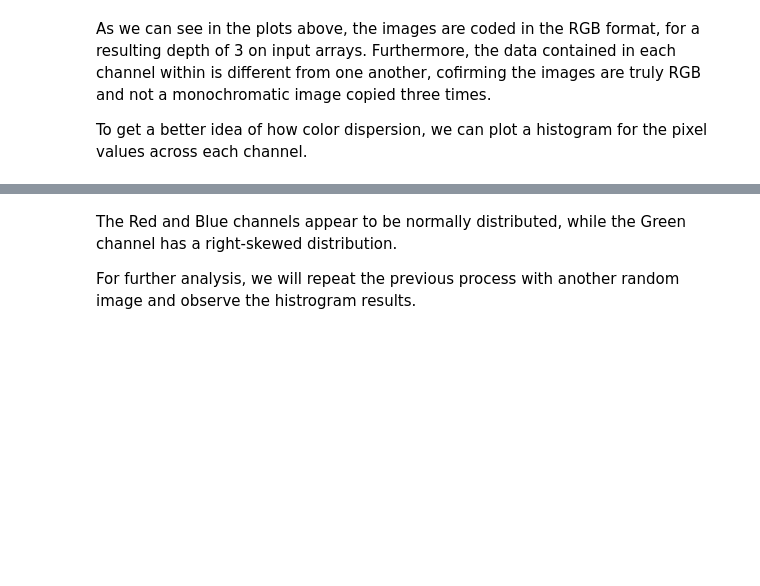
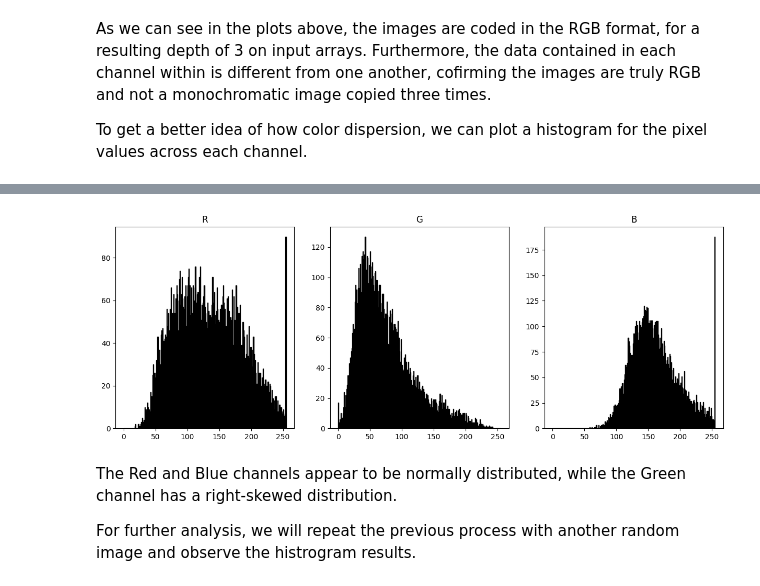
Before and after one commit to IvMonares/CNN_Cancer_Detection, a Jupyter notebook: Convolutional Nerual Network.ipynb, the cells around one changed output, grey strips where cells are left out. Saved outputs shown, nothing was run; the diff lists cells and outputs as text; code cells hidden in the pictures; blank space fills up the shorter version.

```diff
--- a/Convolutional Nerual Network.ipynb
+++ b/Convolutional Nerual Network.ipynb
@@ -106,3 +108,14 @@ for i in range(len(bands)):
+# %%
+# bands = im.getbands
+bands = im.getbands()
+
+f, axarr = plt.subplots(1,len(bands), figsize = (15, 5))
+
+for i in range(len(band_values)):
+    axarr[i].title.set_text(bands[i])
+    axarr[i].hist(np.ravel(band_values[i]), bins=range(256), fc='k', ec='k')
+# %% [output]
+[figure, added]
 # %% [markdown]
 The Red and Blue channels appear to be normally distributed, while the Green channel has a right-skewed distribution.
 
```
Also changed, not shown: parts of 55 cells of this notebook, 1 other file.
